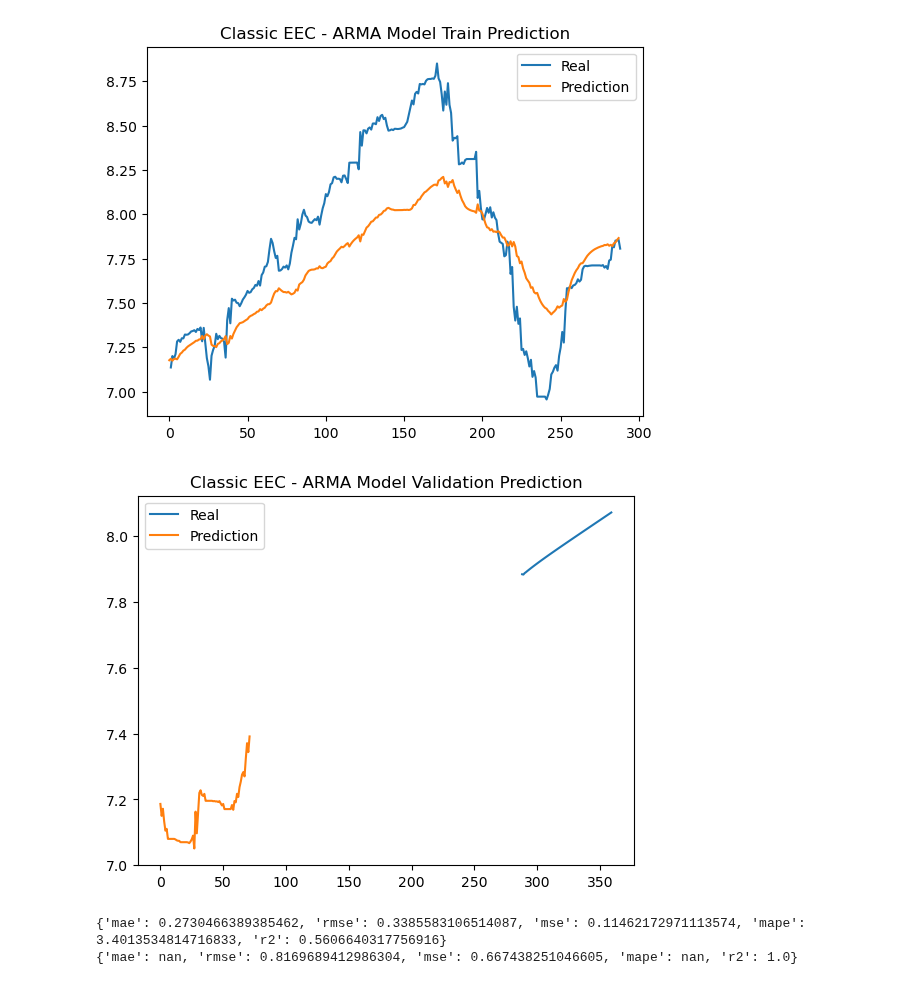
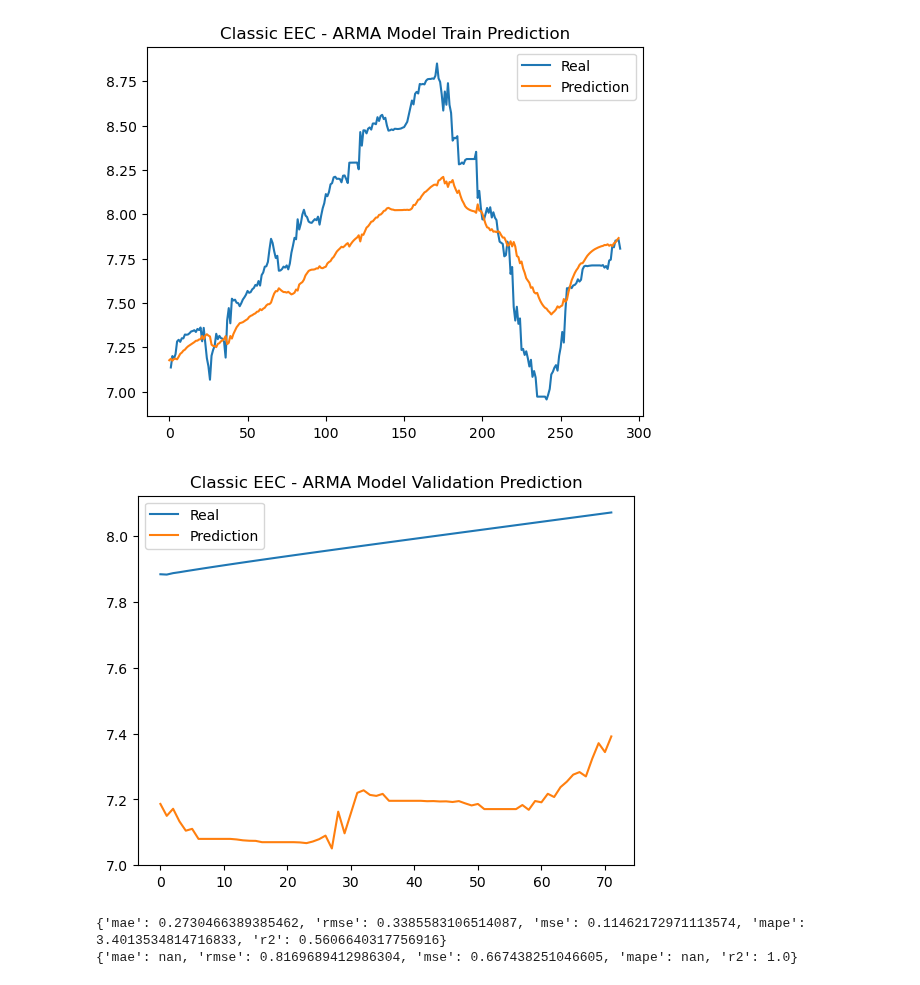
Before and after one commit to R4nd0mnam3/Time_series_Prediction, a Jupyter notebook: main.ipynb, the cells around one changed output. Saved outputs shown, nothing was run; the diff lists cells and outputs as text; code cells hidden in the pictures.

```diff
--- a/main.ipynb
+++ b/main.ipynb
@@ -278,12 +298,12 @@ plt.show()
 # %%
 plt.figure()
 plt.title("Classic EEC - ARMA Model Validation Prediction")
-plt.plot(cum_validation_pred, label="Real")
+plt.plot(cum_validation_pred.reset_index(drop=True), label="Real")
 plt.plot(cum_validation_real, label="Prediction")
 plt.legend()
 plt.show()
 # %% [output]
-[figure, old version]
+[figure, new version]
 # %%
 # Asssessing performances of ARIMA model
 arima_model_metrics = tools.model_metrics(cum_train_real, cum_train_pred, cum_validation_real, cum_validation_pred)
```
Also changed, not shown: parts of 15 cells of this notebook, 4 other files.
